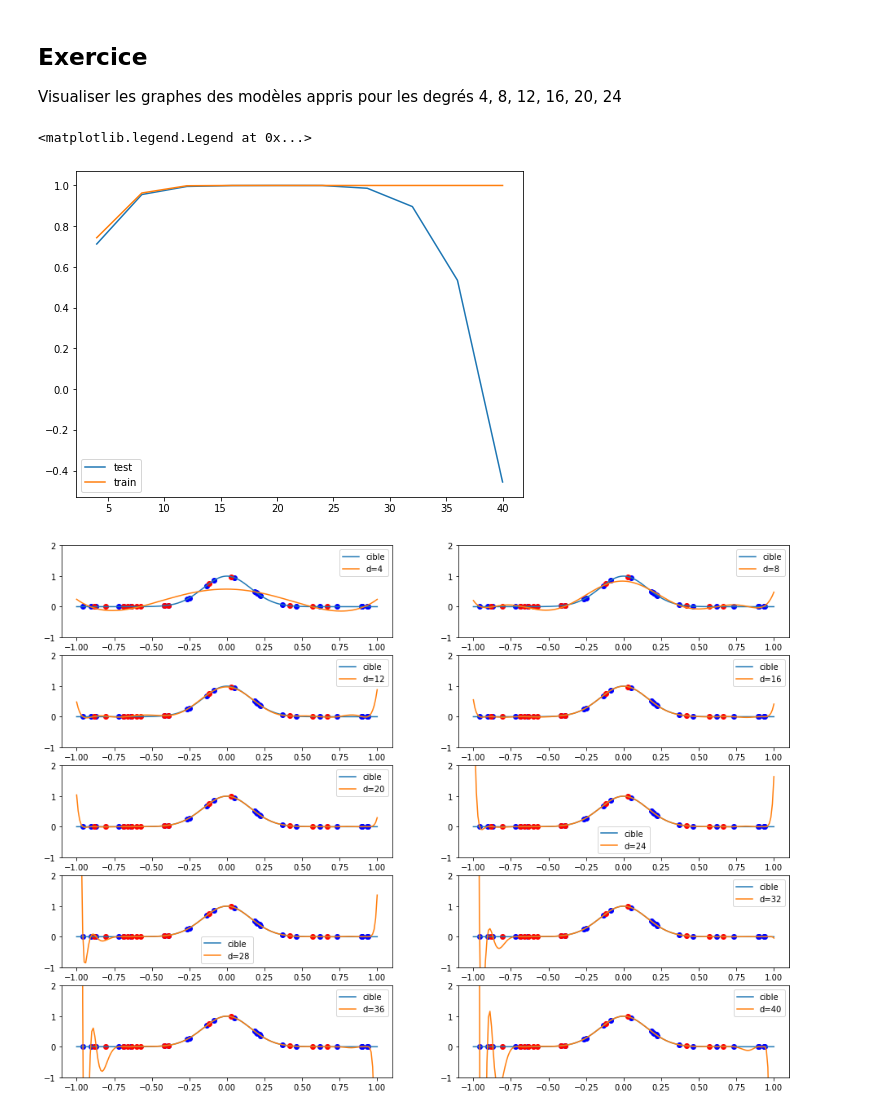
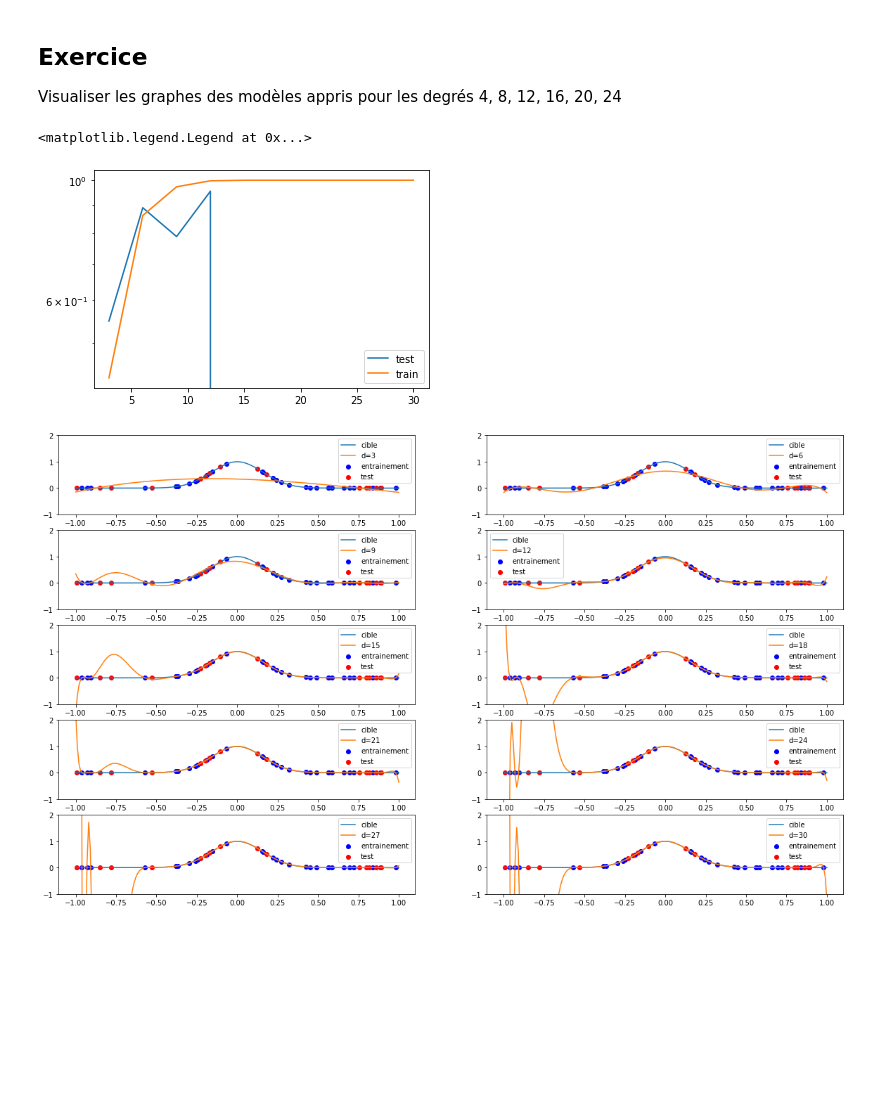
Before and after one commit to MECEN-TOURS/ML-2019-2020, a Jupyter notebook: Semaine08/intro_sklearn.ipynb, the cells around one changed output. Saved outputs shown, nothing was run; the diff lists cells and outputs as text; code cells hidden in the pictures; blank space fills up the shorter version.

Commit message:
Modifie les graphiques et le générateur aléatoire.

```diff
--- a/Semaine08/intro_sklearn.ipynb
+++ b/Semaine08/intro_sklearn.ipynb
@@ -69,8 +69,6 @@ donnees.images.shape
 (1797, 8, 8)
 # %%
 import matplotlib.pyplot as plt
-# %%
-plt.rcParams["figure.figsize"] = (8, 6)
 # %%
 plt.spy(donnees.images[0])
 # %% [output]
@@ -315,32 +312,32 @@ class Modele:
 
     def affichage(self, repere):
         x = np.linspace(self._ech._a, self._ech._b, 200)
-        repere.scatter(self._Xtr[:,1], self._ytr, color="blue")
-        repere.scatter(self._Xte[:,1], self._yte, color="red")
+        repere.scatter(self._Xtr[:,1], self._ytr, color="blue", label="entrainement")
+        repere.scatter(self._Xte[:,1], self._yte, color="red", label="test")
 
         repere.plot(x, self.predict(x), label=f"d={self.degres}")
 # %%
-ech = Echantillon(40,
+ech = Echantillon(45,
                   lambda x: np.exp(-20 * x ** 2),
                   a = -1,
                   b = 1
                  )
 # %%
-degres = [4, 8, 12, 16, 20, 24, 28, 32, 36, 40]
+degres = list(range(3, 33, 3))
 modeles = [Modele(ech, d) for d in degres]
 # %%
-plt.plot(degres, [m.score_test() for m in modeles], label="test")
-plt.plot(degres, [m.score_train() for m in modeles], label="train")
+plt.semilogy(degres, [m.score_test() for m in modeles], label="test")
+plt.semilogy(degres, [m.score_train() for m in modeles], label="train")
 plt.legend()
 # %% [output]
 <matplotlib.legend.Legend at 0x...>
-[figure, old version]
+[figure, new version]
 # %%
-fig, axs = plt.subplots(ncols=2, nrows=5, figsize=(16,12))
+fig, axs = plt.subplots(ncols=2, nrows=5, figsize=(20,12))
 for m, ax in zip(modeles, axs.flatten()):
     ech.affichage(ax)
     m.affichage(ax)
     ax.set_ylim(-1,2)
     ax.legend()
 # %% [output]
-[figure, old version]
+[figure, new version]
```
Also changed, not shown: parts of 9 cells of this notebook.
